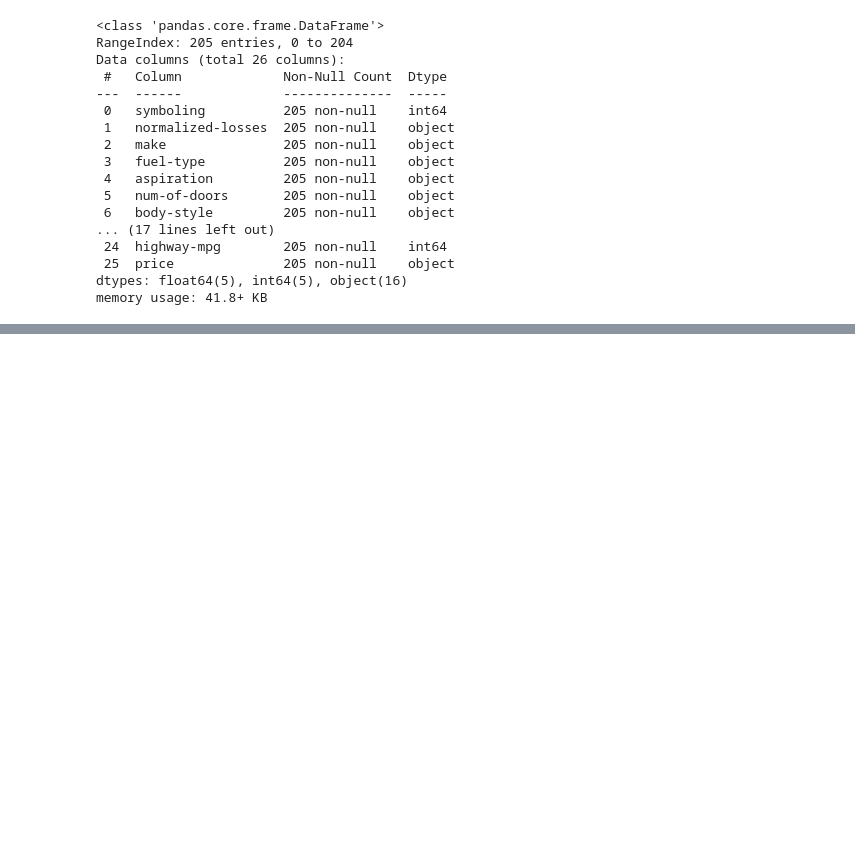
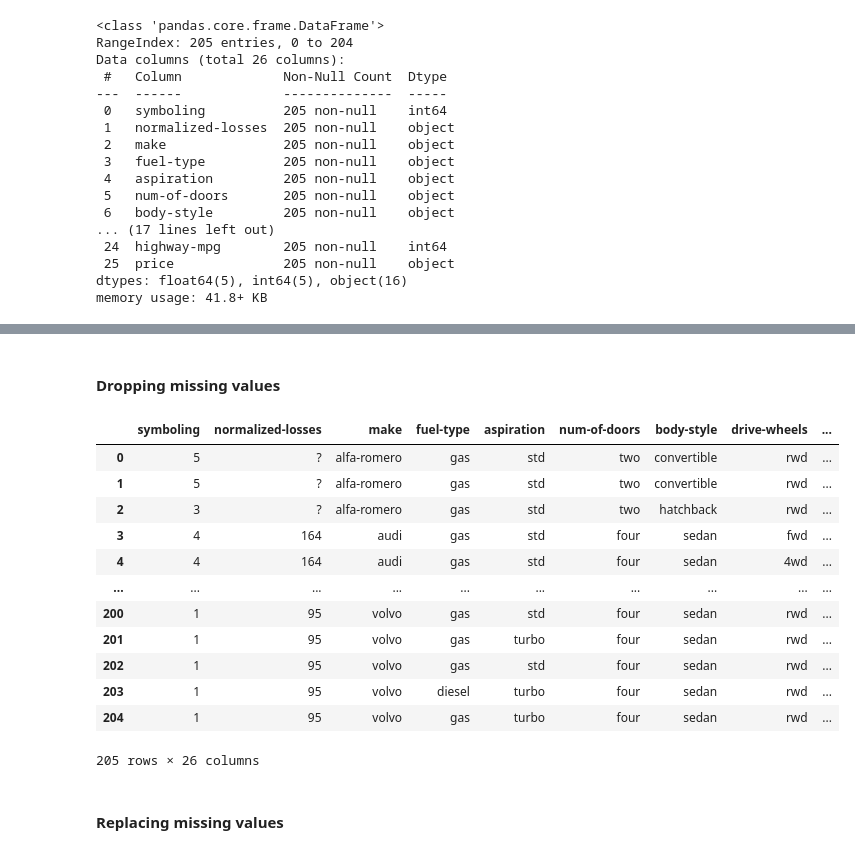
Before and after one commit to claudiagerez/python-data-analysis, a Jupyter notebook: python_cousera_example.ipynb, the cells around one changed output, grey strips where cells are left out. Drawn from its saved outputs; the diff is of its cells as text; code cells hidden in the pictures; blank space fills up the shorter version.

Commit message:
Dealing with missing values

```diff
--- a/python_cousera_example.ipynb
+++ b/python_cousera_example.ipynb
@@ -144,0 +174,4 @@ memory usage: 41.8+ KB
+# %%
+#Manipulating dataframes - add 1 to each entry of a column
+#Note this won't print the change
+df['symboling'] = df['symboling']+1
@@ -144,0 +199,22 @@ memory usage: 41.8+ KB
+# %% [markdown]
+#### Dropping missing values
+# %%
+#dropna() method allows you to choose to drop rows or columns that
+#contain missing values like NaN
+
+df.dropna()
+#Note that the example doesn't change the data frame, use inplace=True for that
+# %% [output]
+|  | symboling | normalized-losses | make | fuel-type | aspiration | num-of-doors | body-style | drive-wheels | ... |
+| 0 | 5 | ? | alfa-romero | gas | std | two | convertible | rwd | ... |
+| 1 | 5 | ? | alfa-romero | gas | std | two | convertible | rwd | ... |
+| 2 | 3 | ? | alfa-romero | gas | std | two | hatchback | rwd | ... |
+| 3 | 4 | 164 | audi | gas | std | four | sedan | fwd | ... |
+| 4 | 4 | 164 | audi | gas | std | four | sedan | 4wd | ... |
+| ... | ... | ... | ... | ... | ... | ... | ... | ... | ... |
+| 200 | 1 | 95 | volvo | gas | std | four | sedan | rwd | ... |
+| 201 | 1 | 95 | volvo | gas | turbo | four | sedan | rwd | ... |
+| 202 | 1 | 95 | volvo | gas | std | four | sedan | rwd | ... |
+| 203 | 1 | 95 | volvo | diesel | turbo | four | sedan | rwd | ... |
+| 204 | 1 | 95 | volvo | gas | turbo | four | sedan | rwd | ... |
+205 rows × 26 columns
@@ -144,0 +230,2 @@ memory usage: 41.8+ KB
+# %% [markdown]
+#### Replacing missing values
```
Also changed, not shown: parts of 10 cells of this notebook.
